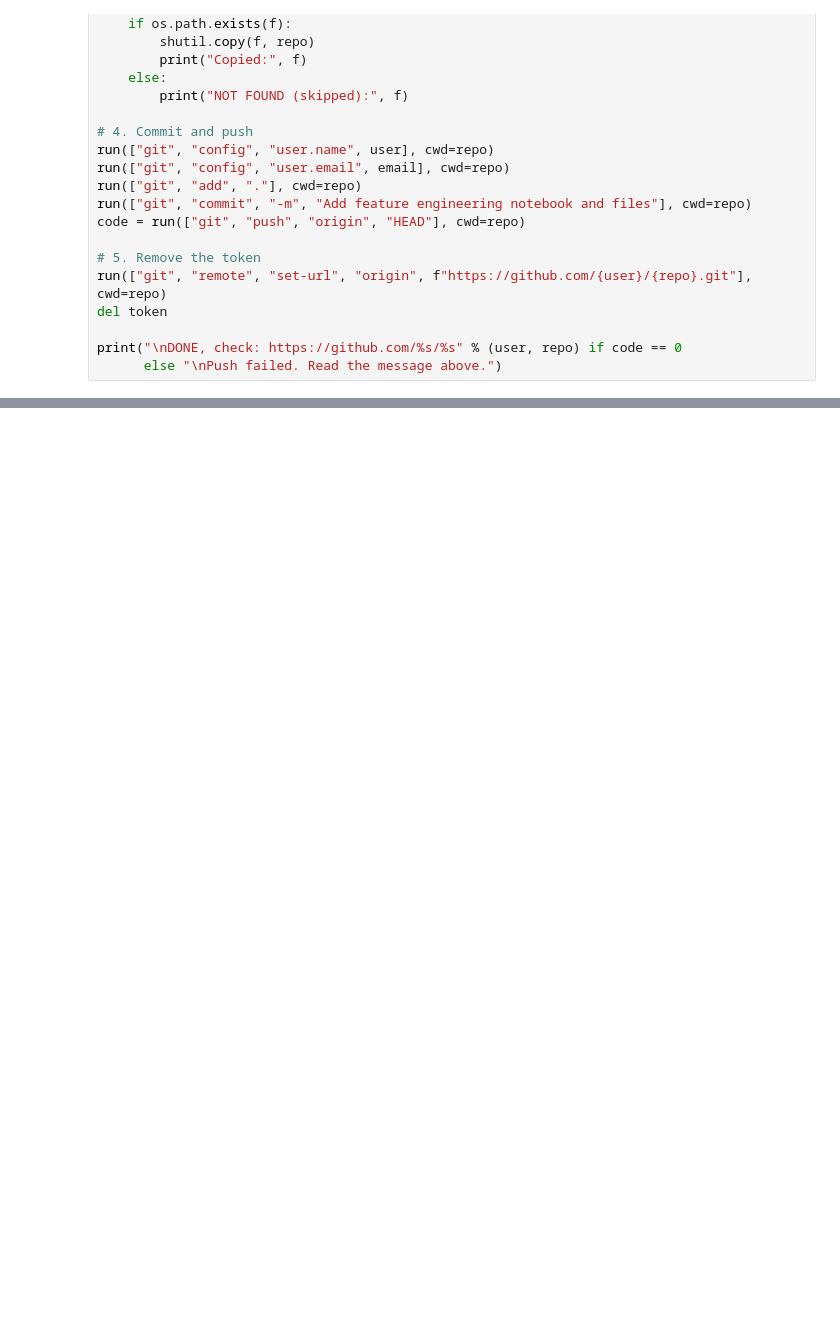
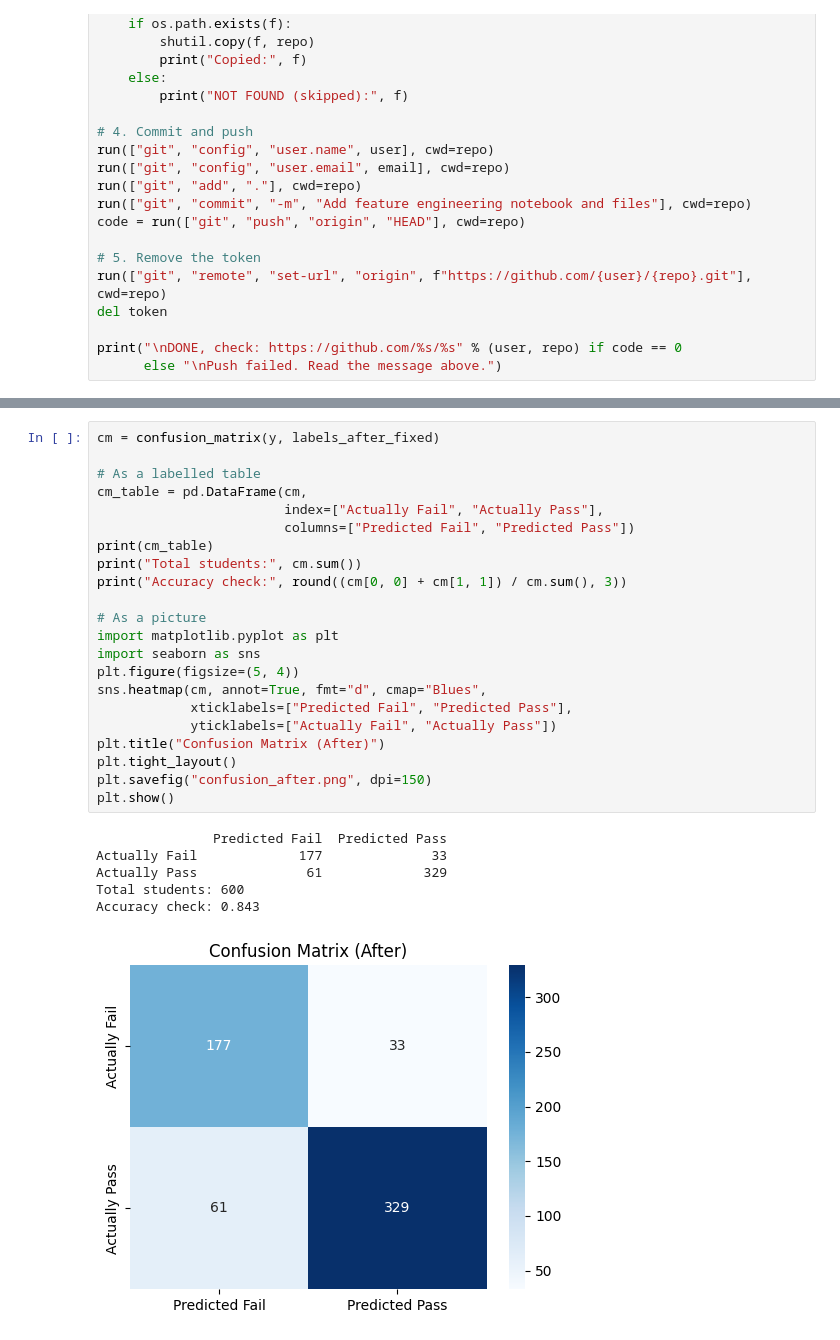
Before and after one commit to khouchWalker/feature-engineering, a Jupyter notebook: feature_engineering.ipynb, the cells around one changed output, grey strips where cells are left out. Saved outputs shown, nothing was run; the diff lists cells and outputs as text; blank space fills up the shorter version.

```diff
--- a/feature_engineering.ipynb
+++ b/feature_engineering.ipynb
@@ -412,0 +431,29 @@ print("\nDONE, check: https://github.com/%s/%s" % (user, repo) if code == 0
+# %%
+cm = confusion_matrix(y, labels_after_fixed)
+
+# As a labelled table
+cm_table = pd.DataFrame(cm,
+                        index=["Actually Fail", "Actually Pass"],
+                        columns=["Predicted Fail", "Predicted Pass"])
+print(cm_table)
+print("Total students:", cm.sum())
+print("Accuracy check:", round((cm[0, 0] + cm[1, 1]) / cm.sum(), 3))
+
+# As a picture
+import matplotlib.pyplot as plt
+import seaborn as sns
+plt.figure(figsize=(5, 4))
+sns.heatmap(cm, annot=True, fmt="d", cmap="Blues",
+            xticklabels=["Predicted Fail", "Predicted Pass"],
+            yticklabels=["Actually Fail", "Actually Pass"])
+plt.title("Confusion Matrix (After)")
+plt.tight_layout()
+plt.savefig("confusion_after.png", dpi=150)
+plt.show()
+# %% [output]
+               Predicted Fail  Predicted Pass
+Actually Fail             177              33
+Actually Pass              61             329
+Total students: 600
+Accuracy check: 0.843
+[figure, added]
```
Also changed, not shown: parts of 3 cells of this notebook, 1 other file.
